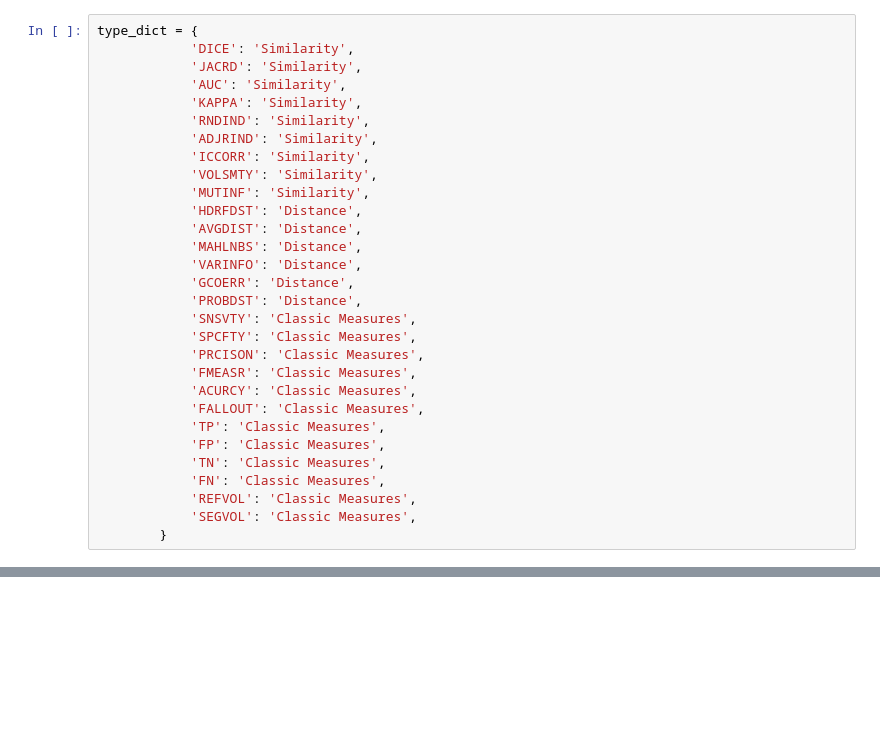
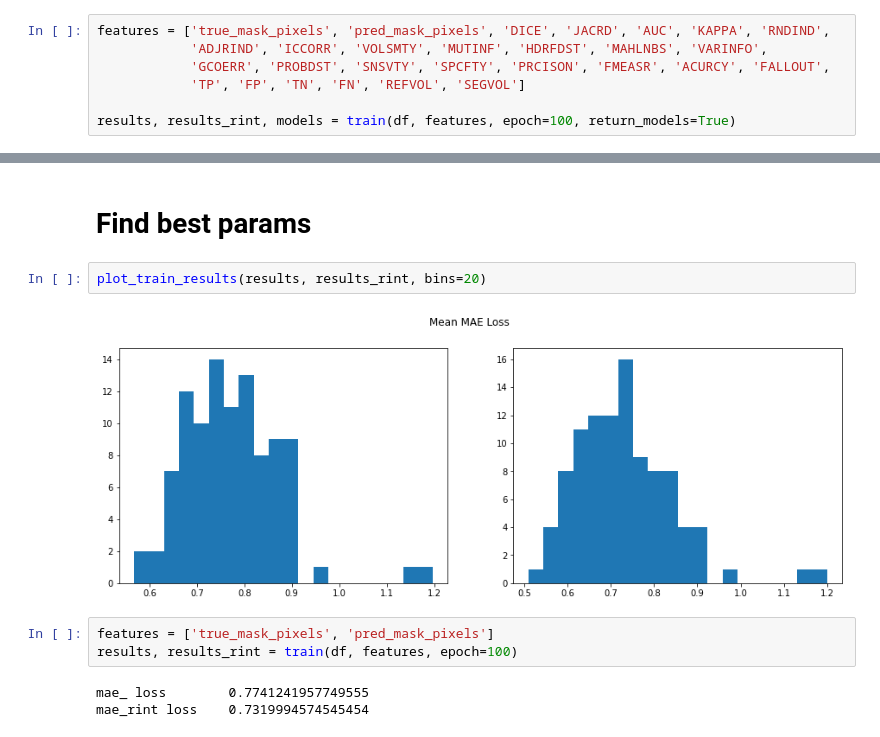
Before and after one commit to sviperm/moscow_leaders_hackathon2020, a Jupyter notebook: notebooks/catboost/catboost_regression.ipynb, the cells around one changed output, grey strips where cells are left out. Cells and saved outputs as stored; diff of their text form; blank space fills up the shorter version.

```diff
--- a/notebooks/catboost/catboost_regression.ipynb
+++ b/notebooks/catboost/catboost_regression.ipynb
@@ -93,30 +128,7 @@ df_s3
 # %%
-type_dict = {
-            'DICE': 'Similarity',
-            'JACRD': 'Similarity',
-            'AUC': 'Similarity',
-            'KAPPA': 'Similarity',
-            'RNDIND': 'Similarity',
-            'ADJRIND': 'Similarity',
-            'ICCORR': 'Similarity',
-            'VOLSMTY': 'Similarity',
-            'MUTINF': 'Similarity',
-            'HDRFDST': 'Distance',
-            'AVGDIST': 'Distance',
-            'MAHLNBS': 'Distance',
-            'VARINFO': 'Distance',
-            'GCOERR': 'Distance',
-            'PROBDST': 'Distance',
-            'SNSVTY': 'Classic Measures',
-            'SPCFTY': 'Classic Measures',
-            'PRCISON': 'Classic Measures',
-            'FMEASR': 'Classic Measures',
-            'ACURCY': 'Classic Measures',
-            'FALLOUT': 'Classic Measures',
-            'TP': 'Classic Measures',
-            'FP': 'Classic Measures',
-            'TN': 'Classic Measures',
-            'FN': 'Classic Measures',
-            'REFVOL': 'Classic Measures',
-            'SEGVOL': 'Classic Measures',
-        }
+features = ['true_mask_pixels', 'pred_mask_pixels', 'DICE', 'JACRD', 'AUC', 'KAPPA', 'RNDIND',
+            'ADJRIND', 'ICCORR', 'VOLSMTY', 'MUTINF', 'HDRFDST', 'MAHLNBS', 'VARINFO',
+            'GCOERR', 'PROBDST', 'SNSVTY', 'SPCFTY', 'PRCISON', 'FMEASR', 'ACURCY', 'FALLOUT',
+            'TP', 'FP', 'TN', 'FN', 'REFVOL', 'SEGVOL']
+
+results, results_rint, models = train(df, features, epoch=100, return_models=True)
@@ -176,0 +159,12 @@ new_df.to_csv('calculeted_metrics.csv')
+# %% [markdown]
+# Find best params
+# %%
+plot_train_results(results, results_rint, bins=20)
+# %% [output]
+[figure, added]
+# %%
+features = ['true_mask_pixels', 'pred_mask_pixels']
+results, results_rint = train(df, features, epoch=100)
+# %% [output]
+mae_ loss        0.7741241957749555
+mae_rint loss    0.7319994574545454
```
Also changed, not shown: parts of 27 cells of this notebook, 3 other files.
